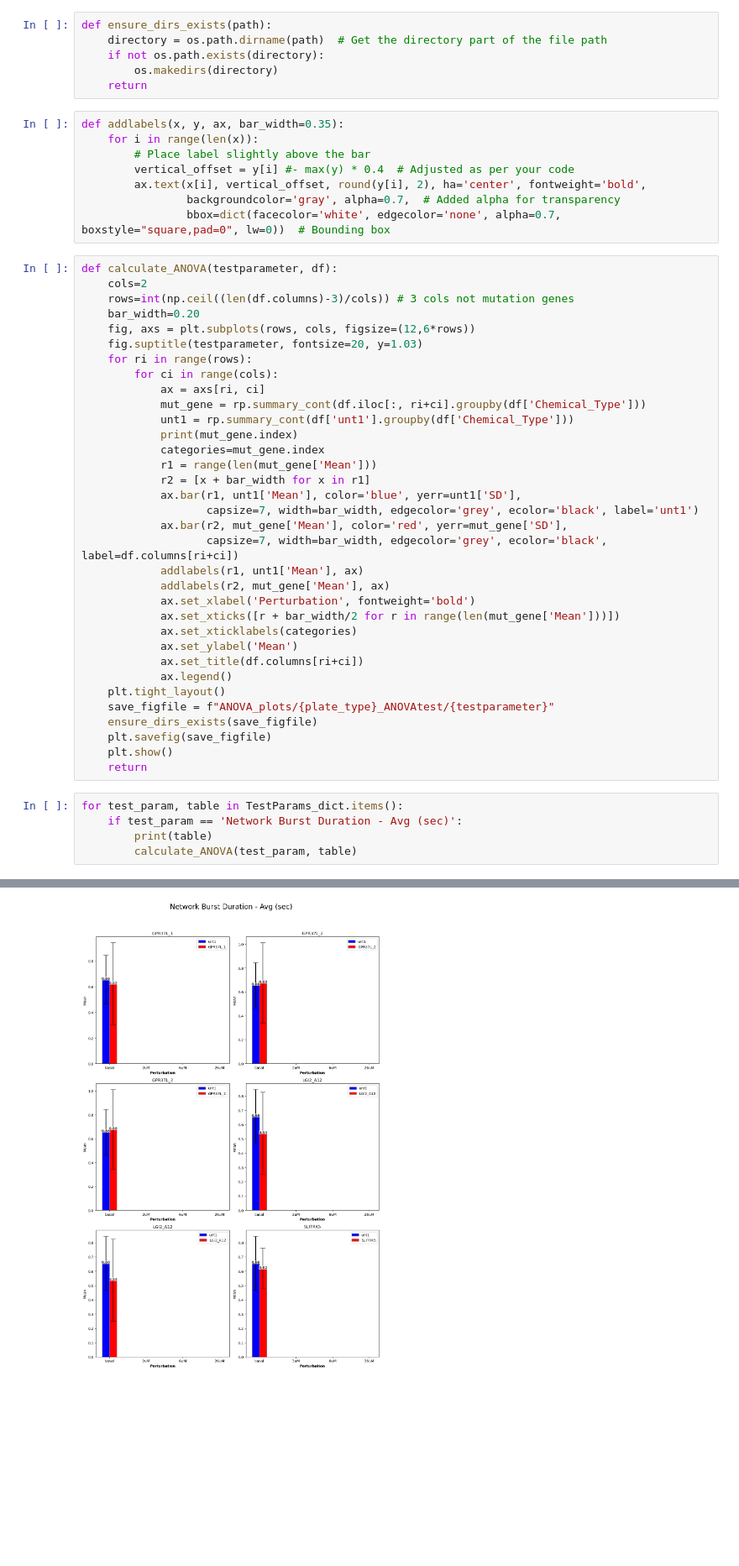
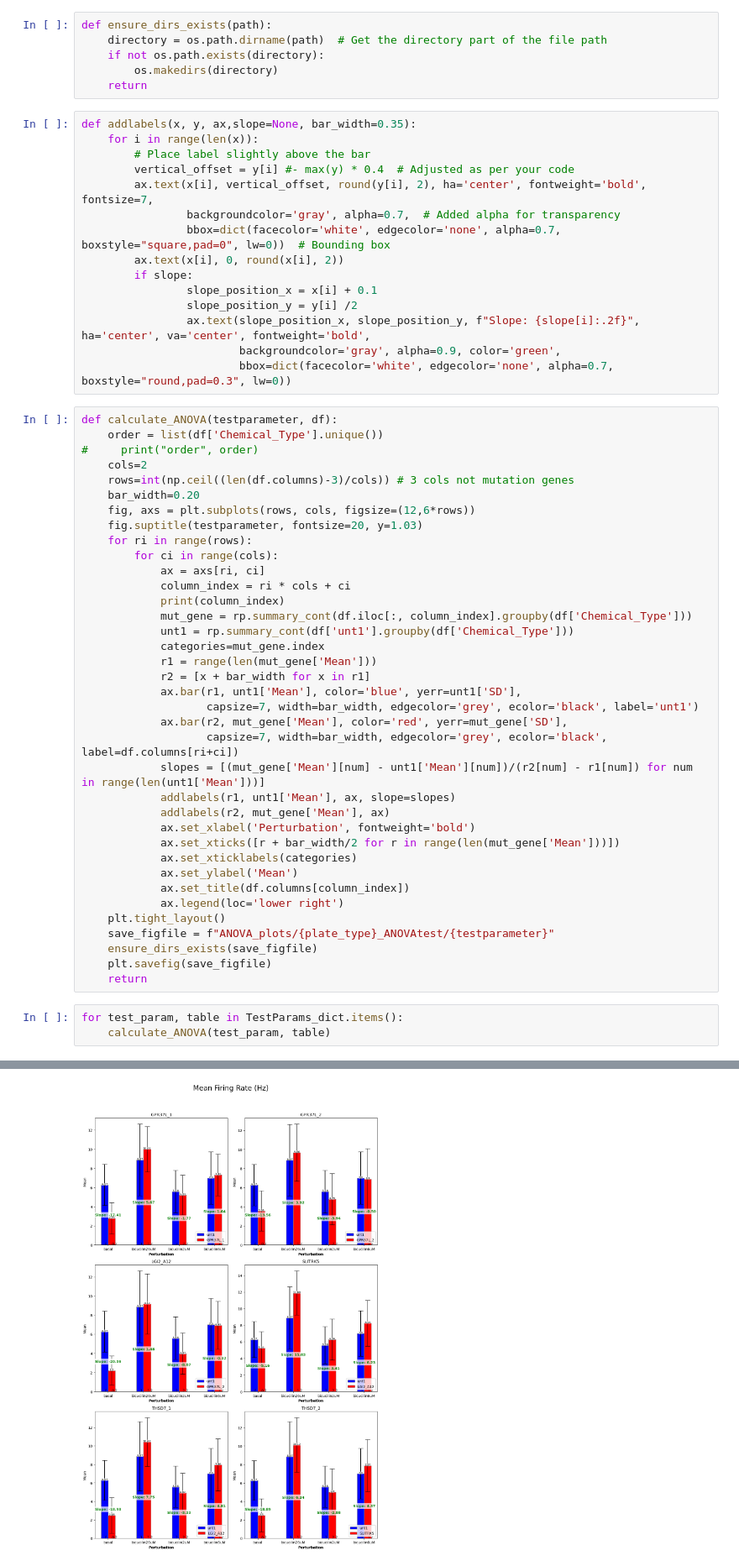
Before and after one commit to poojaparameswaran99/MEA_analysis, a Jupyter notebook: two_way_ANOVA_test.ipynb, the cells around one changed output, grey strips where cells are left out. Shown: that part at 84% size. Saved outputs shown, nothing was run; the diff lists cells and outputs as text; blank space fills up the shorter version.

```diff
--- a/two_way_ANOVA_test.ipynb
+++ b/two_way_ANOVA_test.ipynb
@@ -237,15 +237,24 @@ def ensure_dirs_exists(path):
         os.makedirs(directory)
     return
 # %%
-def addlabels(x, y, ax, bar_width=0.35):
+def addlabels(x, y, ax,slope=None, bar_width=0.35):
     for i in range(len(x)):
         # Place label slightly above the bar
         vertical_offset = y[i] #- max(y) * 0.4  # Adjusted as per your code
-        ax.text(x[i], vertical_offset, round(y[i], 2), ha='center', fontweight='bold',
+        ax.text(x[i], vertical_offset, round(y[i], 2), ha='center', fontweight='bold', fontsize=7,
                 backgroundcolor='gray', alpha=0.7,  # Added alpha for transparency
                 bbox=dict(facecolor='white', edgecolor='none', alpha=0.7, boxstyle="square,pad=0", lw=0))  # Bounding box
+        ax.text(x[i], 0, round(x[i], 2))
+        if slope:
+                slope_position_x = x[i] + 0.1
+                slope_position_y = y[i] /2
+                ax.text(slope_position_x, slope_position_y, f"Slope: {slope[i]:.2f}", ha='center', va='center', fontweight='bold',
+                        backgroundcolor='gray', alpha=0.9, color='green',
+                        bbox=dict(facecolor='white', edgecolor='none', alpha=0.7, boxstyle="round,pad=0.3", lw=0))
 # %%
 def calculate_ANOVA(testparameter, df):
+    order = list(df['Chemical_Type'].unique())
+#     print("order", order)
     cols=2
     rows=int(np.ceil((len(df.columns)-3)/cols)) # 3 cols not mutation genes
     bar_width=0.20
@@ -254,9 +263,10 @@ def calculate_ANOVA(testparameter, df):
     for ri in range(rows):
         for ci in range(cols):
             ax = axs[ri, ci]
-            mut_gene = rp.summary_cont(df.iloc[:, ri+ci].groupby(df['Chemical_Type']))
+            column_index = ri * cols + ci
+            print(column_index)
+            mut_gene = rp.summary_cont(df.iloc[:, column_index].groupby(df['Chemical_Type']))
             unt1 = rp.summary_cont(df['unt1'].groupby(df['Chemical_Type']))
-            print(mut_gene.index)
             categories=mut_gene.index
             r1 = range(len(mut_gene['Mean']))
             r2 = [x + bar_width for x in r1]
@@ -264,23 +274,21 @@ def calculate_ANOVA(testparameter, df):
                    capsize=7, width=bar_width, edgecolor='grey', ecolor='black', label='unt1')
             ax.bar(r2, mut_gene['Mean'], color='red', yerr=mut_gene['SD'],
                    capsize=7, width=bar_width, edgecolor='grey', ecolor='black', label=df.columns[ri+ci])
-            addlabels(r1, unt1['Mean'], ax)
+            slopes = [(mut_gene['Mean'][num] - unt1['Mean'][num])/(r2[num] - r1[num]) for num in range(len(unt1['Mean']))]
+            addlabels(r1, unt1['Mean'], ax, slope=slopes)
             addlabels(r2, mut_gene['Mean'], ax)
             ax.set_xlabel('Perturbation', fontweight='bold')
             ax.set_xticks([r + bar_width/2 for r in range(len(mut_gene['Mean']))])
             ax.set_xticklabels(categories)
             ax.set_ylabel('Mean')
-            ax.set_title(df.columns[ri+ci])
-            ax.legend()
+            ax.set_title(df.columns[column_index])
+            ax.legend(loc='lower right')
     plt.tight_layout()
     save_figfile = f"ANOVA_plots/{plate_type}_ANOVAtest/{testparameter}"
     ensure_dirs_exists(save_figfile)
     plt.savefig(save_figfile)
-    plt.show()
     return
 # %%
 for test_param, table in TestParams_dict.items():
-    if test_param == 'Network Burst Duration - Avg (sec)':
-        print(table)
-        calculate_ANOVA(test_param, table)
+    calculate_ANOVA(test_param, table)
 # %% [output]
@@ -321 +312 @@ posx and posy should be finite values
-[figure, old version]
+[figure, new version]
```
Also changed, not shown: parts of 3 cells of this notebook.
